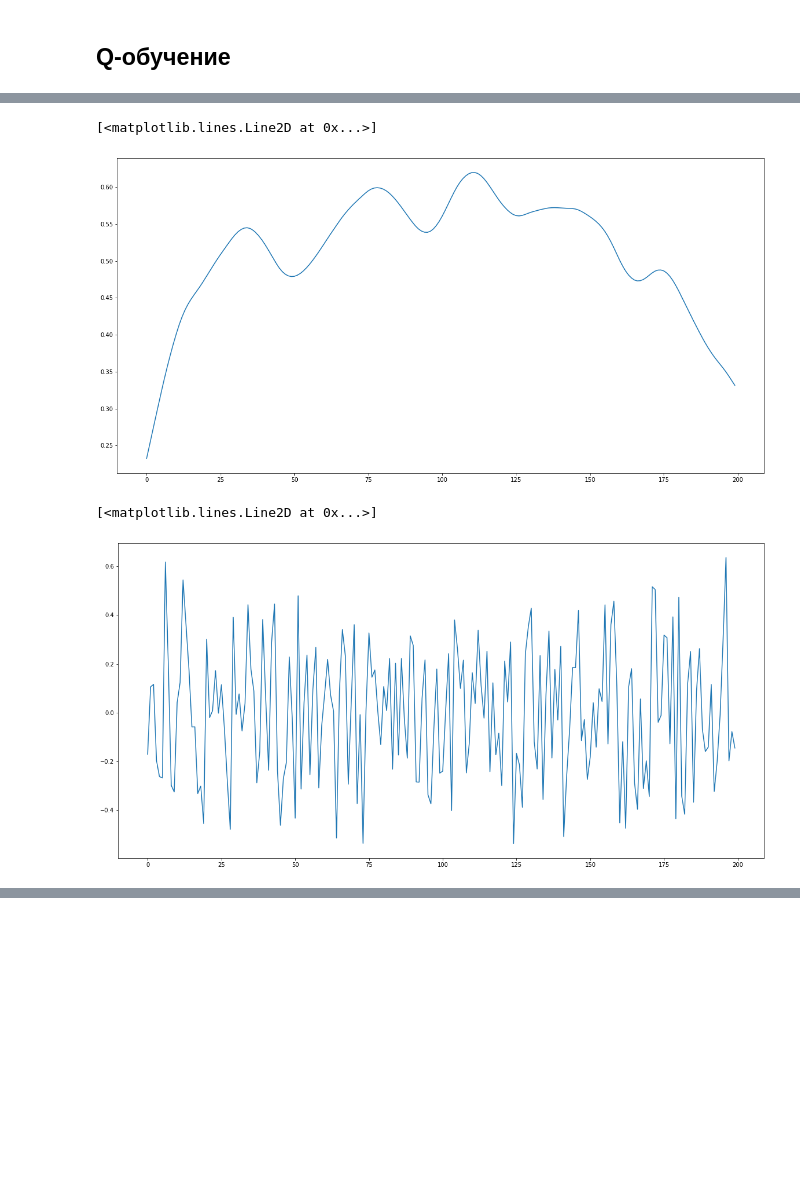
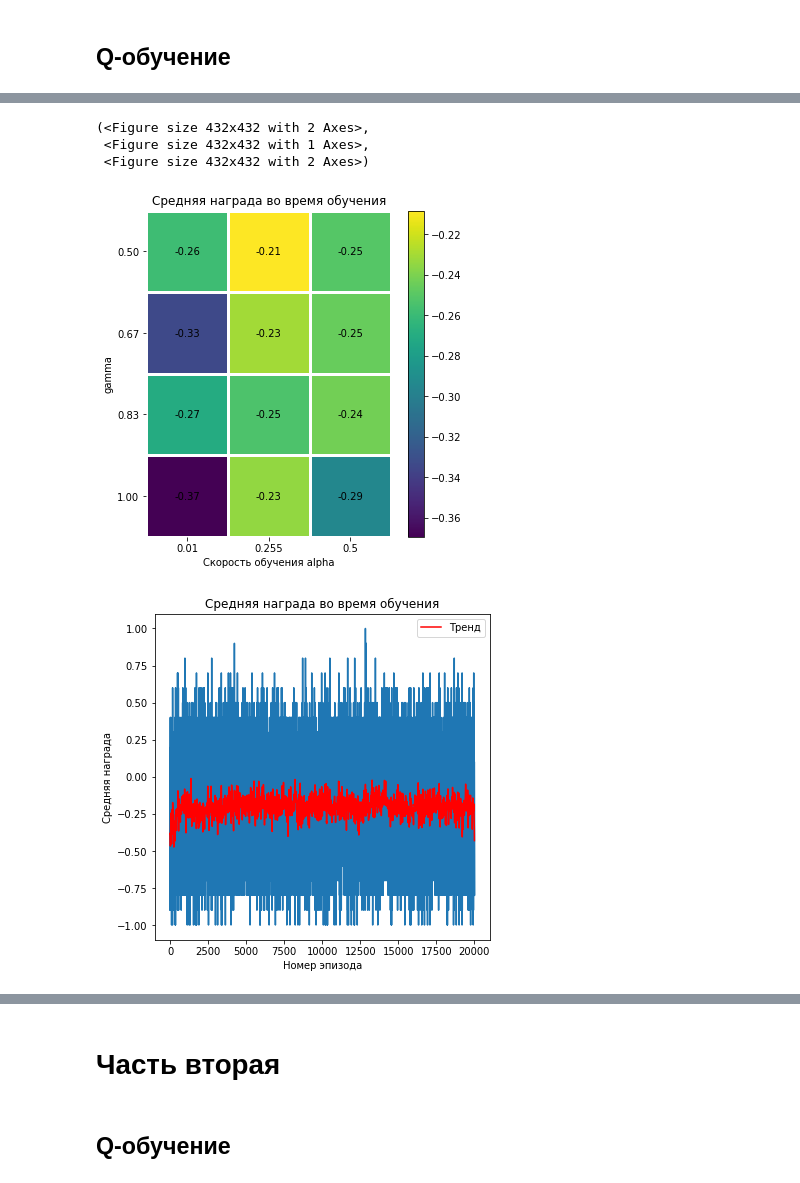
Before and after one commit to KernelA/made-rl-1, a Jupyter notebook: solution.ipynb, the cells around one changed output, grey strips where cells are left out. Saved outputs shown, nothing was run; the diff lists cells and outputs as text; code cells hidden in the pictures; blank space fills up the shorter version.

```diff
--- a/solution.ipynb
+++ b/solution.ipynb
@@ -73,2 +78,4 @@ plot_stat(alpha_values, gama_values, train_stat, test_stat)
 # %%
-train_stat, test_stat, q_function = evaluate_td_learning(alpha_values, gama_values, epsilon=epsilon, num_train_episodes=num_train_episodes, num_test_episodes=num_test_episodes, learning_cls=Sarsa)
+train_stat, test_stat = evaluate_td_learning(
+    alpha_values=alpha_values, gamma_values=gama_values, epsilon=epsilon, num_train_episodes=num_train_episodes,
+    num_test_episodes=num_test_episodes, learning_cls=Sarsa, env=env)
@@ -91,10 +82,8 @@ cycle, trend = sm.tsa.filters.hpfilter(data)
-# %%
-plt.plot(list(range(len(trend))), trend)
-# %% [output]
-[<matplotlib.lines.Line2D at 0x...>]
-[figure, removed]
-# %%
-plt.plot(list(range(len(trend))), cycle)
-# %% [output]
-[<matplotlib.lines.Line2D at 0x...>]
-[figure, removed]
+# %%
+plot_stat(alpha_values, gama_values, train_stat, test_stat)
+# %% [output]
+(<Figure size 432x432 with 2 Axes>,
+ <Figure size 432x432 with 1 Axes>,
+ <Figure size 432x432 with 2 Axes>)
+[figure, added]
+[figure, added]
@@ -100,0 +91,2 @@ plt.plot(list(range(len(trend))), cycle)
+# %% [markdown]
+# Часть вторая
@@ -100,0 +95,2 @@ plt.plot(list(range(len(trend))), cycle)
+# %% [markdown]
+## Q-обучение
```
Also changed, not shown: parts of 21 cells of this notebook, 9 other files.
